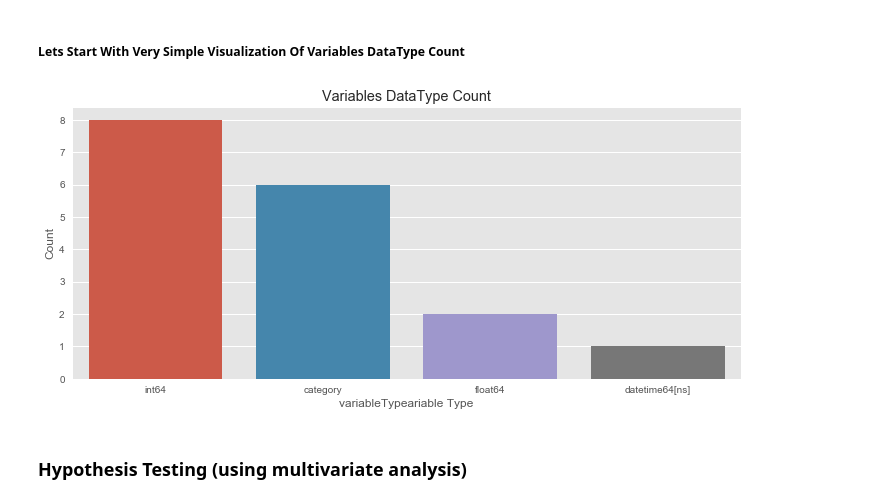
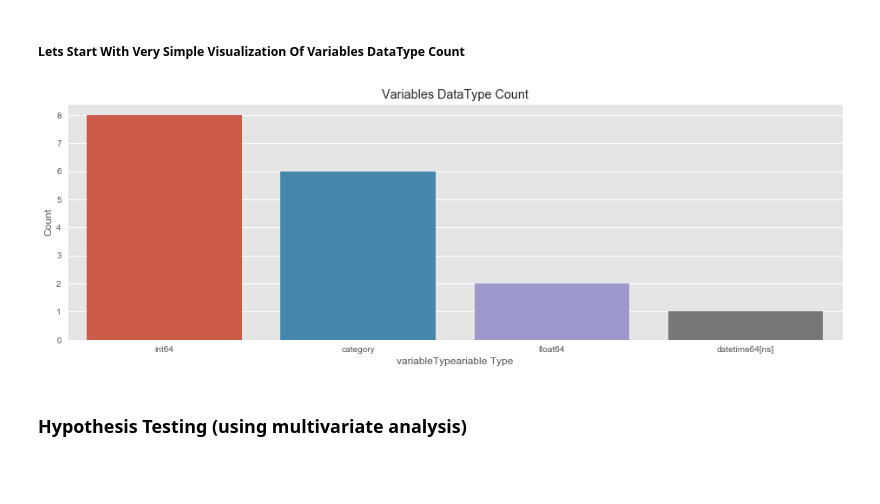
Before and after one commit to msubhabrata3/hubway-trip-analysis, a Jupyter notebook: Hubway-trip.ipynb, the cells around one changed output. Saved outputs shown, nothing was run; the diff lists cells and outputs as text; code cells hidden in the pictures; blank space fills up the shorter version.

```diff
--- a/Hubway-trip.ipynb
+++ b/Hubway-trip.ipynb
@@ -187,11 +187,13 @@ for date in dfTrips['START_DATE']:
     else:
         cleanedStartDate.append(None)
 
-del dfTrips['START_DATE'], dfTrips['END_DATE'], dfTrips['BIKE_NO'], dfTrips['ZIPCODE']
+del dfTrips['START_DATE'], dfTrips['END_DATE']#, dfTrips['BIKE_NO'], dfTrips['ZIPCODE']
 
 dfTrips.insert(1, 'START_DATE', cleanedStartDate)
-dfTrips['START_DATE'] = dfTrips.START_DATE.dt.round('H')
-dfTrips.insert(2, 'DATE', dfTrips['START_DATE'].apply(lambda x: x.date()))
+#dfTrips['START_DATE'] = dfTrips.START_DATE.dt.round('H')
+#dfTrips.insert(2, 'DATE', dfTrips['START_DATE'].apply(lambda x: x.date()))
+dfTrips.insert(3, 'YEAR', dfTrips['START_DATE'].dt.year)
+dfTrips['BIKE_NO']  = dfTrips['BIKE_NO'].fillna('').astype(str)
 
 dfTrips.head(5)
 # %% [output]
@@ -247,7 +313,7 @@ dfWeather.head()
 # %% [markdown]
 ##### Importing Hourly Weather Data from csv
 # %%
-df22 = pd.read_csv('data/boston.csv',parse_dates=True)
+df22 = pd.read_csv('data/hourlyweather.csv',parse_dates=True)
 # %% [markdown]
 #### Cleaning the dataset
 # %%
@@ -288,9 +354,9 @@ del dfHourlyWeather['snow_3h'],dfHourlyWeather['snow_24h'],dfHourlyWeather['snow
 del dfHourlyWeather['weather_id'],dfHourlyWeather['weather_icon'],dfHourlyWeather['weather_description']
 
 #4183849, 4317656, 4930956
-dfBostonHourly = dfHourlyWeather[dfHourlyWeather['CITY'] == 4930956][['START_DATE','TEMP','ATEMP','HUMIDITY','SPEED','RAIN','SNOW','WEATHER']]
+dfHourlyWeather = dfHourlyWeather[dfHourlyWeather['CITY'] == 4930956][['START_DATE','TEMP','ATEMP','HUMIDITY','SPEED','RAIN','SNOW','WEATHER']]
 
-dfBostonHourly.head()
+dfHourlyWeather.head()
 # %% [output]
 |  | START_DATE | TEMP | ATEMP | HUMIDITY | SPEED | RAIN | SNOW | WEATHER |
 | 17754 | 2012-10-01 13:00:00 | 57 | 57 | 68 | 3 | 0.0 | 0.0 | Clear |
@@ -301,13 +367,15 @@ dfBostonHourly.head()
 # %% [markdown]
 ##### Merging Data
 # %%
+dfTrips['START_DATE'] = dfTrips.START_DATE.dt.round('H')
+
 dfXX = pd.DataFrame(pd.pivot_table(dfTrips, index=['START_DATE'], values='DURATION', aggfunc=np.mean).to_records())
 dfYY = pd.DataFrame(pd.pivot_table(dfTrips, index=['START_DATE'], columns=["SUB_TYPE"], values='HID', aggfunc='count').to_records())
 
 dfZZ = pd.merge(dfXX, dfYY, on='START_DATE')
 dfZZ = dfZZ.rename(columns = {'Casual':'CASUAL', 'Registered':'REGISTERED'})
 
-dfHourlyRental = pd.merge(dfZZ, dfBostonHourly, on='START_DATE')
+dfHourlyRental = pd.merge(dfZZ, dfHourlyWeather, on='START_DATE')
 
 dfHourlyRental[['CASUAL']] = dfHourlyRental[['CASUAL']].fillna(value=0).astype(int)
 dfHourlyRental[['REGISTERED']] = dfHourlyRental[['REGISTERED']].fillna(value=0).astype(int)
@@ -468,13 +536,13 @@ memory usage: 668.2 KB
 # %%
 dataTypeDf = pd.DataFrame(dfHourlyRental.dtypes.value_counts()).reset_index().rename(columns={"index":"variableType",0:"count"})
 fig,ax = plt.subplots()
-fig.set_size_inches(12,5)
+fig.set_size_inches(16,5)
 sns.barplot(data=dataTypeDf,x="variableType",y="count",ax=ax)
 ax.set(xlabel='variableTypeariable Type', ylabel='Count',title="Variables DataType Count")
 
 plt.show()
 # %% [output]
-[figure, old version]
+[figure, new version]
 # %% [markdown]
 ### Hypothesis Testing (using multivariate analysis)
 # %% [markdown]
```
Also changed, not shown: parts of 59 cells of this notebook.
